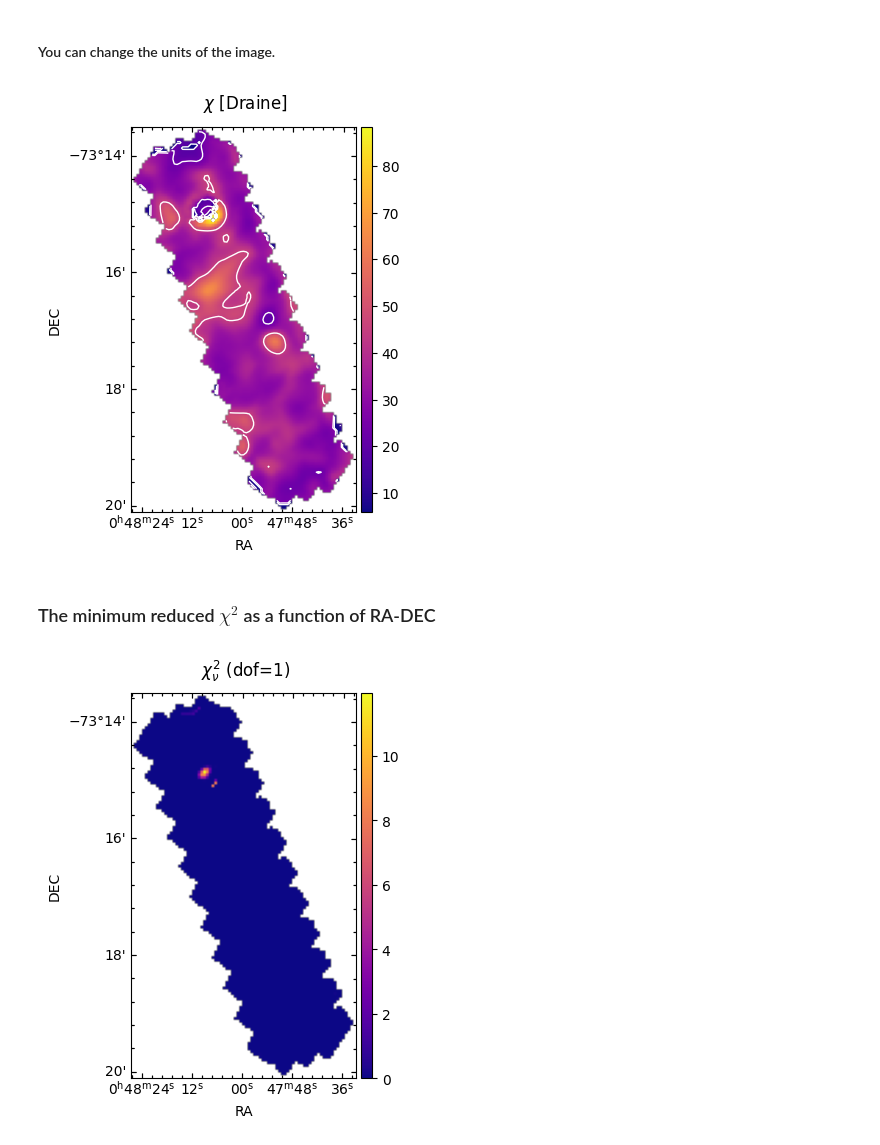
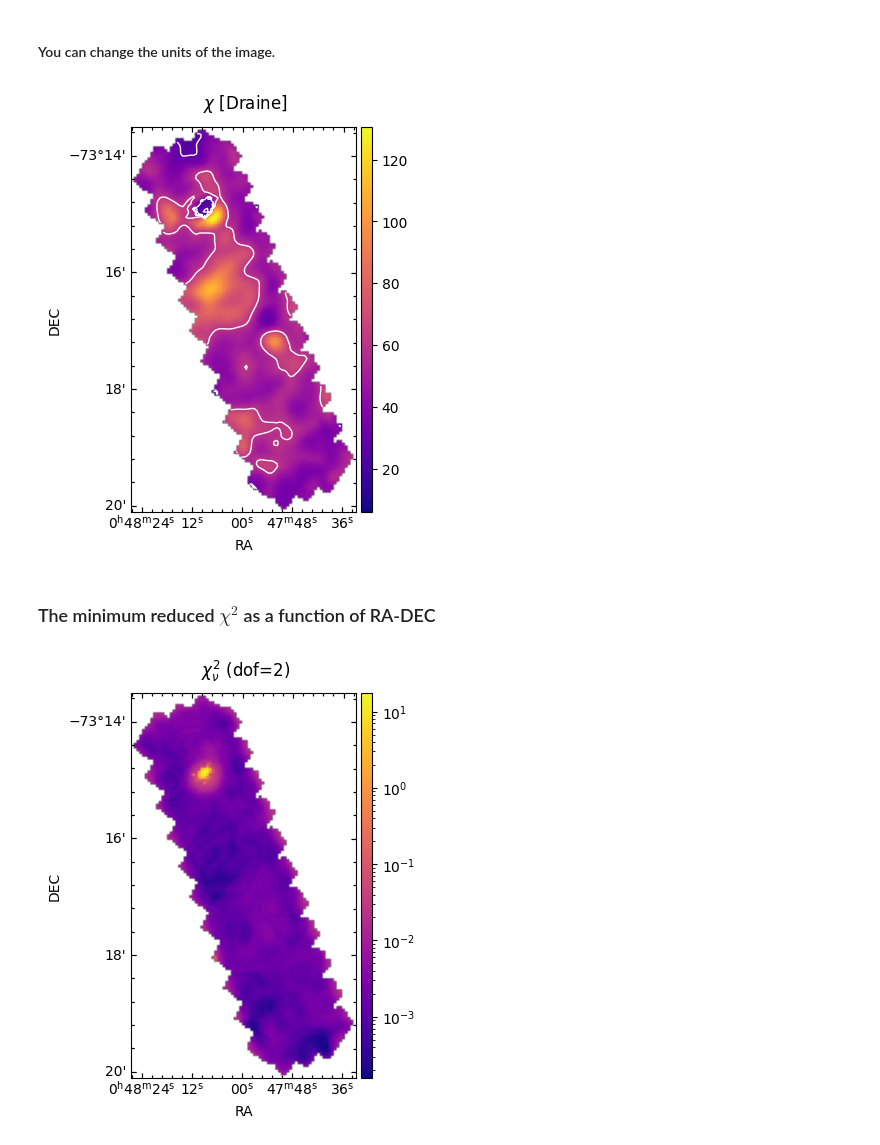
Before and after one commit to mpound/pdrtpy-nb, a Jupyter notebook: notebooks/PDRT_Example_Make_n_G0_maps.ipynb, the cells around one changed output. Drawn from its saved outputs; the diff is of its cells as text; code cells hidden in the pictures.

Commit message:
update for new SMC models and new keywords

```diff
--- a/notebooks/PDRT_Example_Make_n_G0_maps.ipynb
+++ b/notebooks/PDRT_Example_Make_n_G0_maps.ipynb
@@ -54,5 +78,5 @@ Here we will use the Small Magellanic Cloud models that have Z=0.1 rather than t
 # %%
-smcmod = ModelSet("smc",z=0.1)
+smcmod = ModelSet("smc",z=0.2)
 p = LineRatioFit(modelset=smcmod,measurements=[cii_meas,FIR_meas,oi_meas])
 smcmod.table
 # %% [output]
@@ -69,5 +106,5 @@ This will fit all points in the map that aren't masked. The default behavior is
 # %%
-p.run(mask=None)
+p.run(joint_fit='fast')
 # %% [markdown]
 ### The results are stored in member variables as Measurements.
 In this case they are two-dimensional maps with NaN in the blank pixels.
@@ -98,11 +195,11 @@ plot.savefig('g0map.png',dpi=1200)
 # %%
 plot.radiation_field(units='Draine',contours=True)
 # %% [output]
-[figure, old version]
+[figure, new version]
 # %% [markdown]
 ### The minimum reduced $\chi^2$ as a function of RA-DEC
 # %%
-plot.reduced_chisq(contours=False,norm='simple',aspect='equal')
+plot.reduced_chisq(contours=False, norm='log')
 # %% [output]
-[figure, old version]
+[figure, new version]
 # %% [markdown]
```
Also changed, not shown: parts of 39 cells of this notebook.
